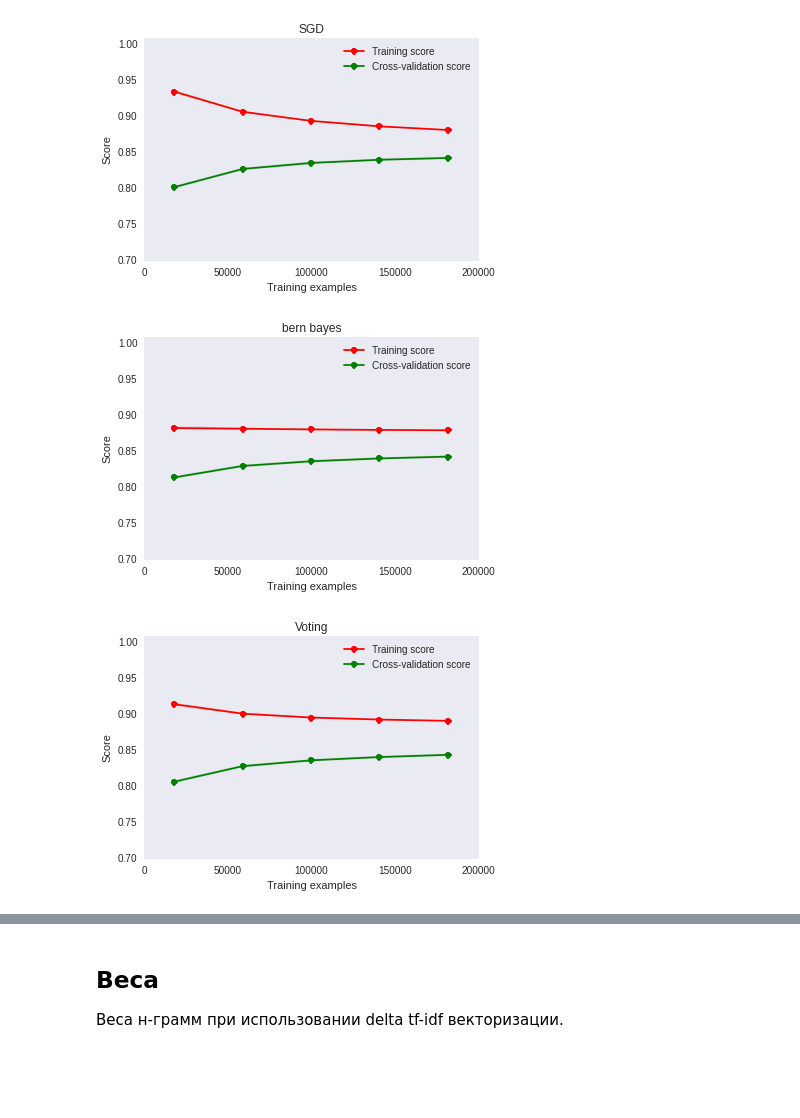
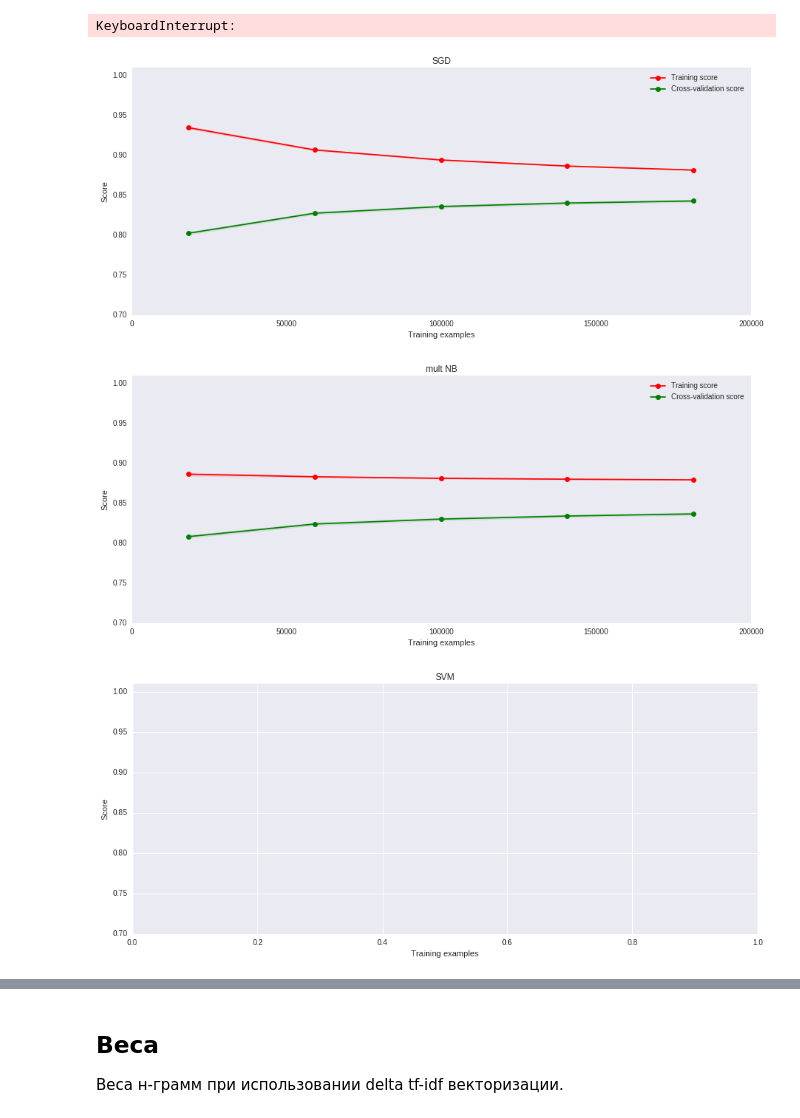
Before and after one commit to Vlad0922/twitter_sentiment, a Jupyter notebook: Prototypes and tests.ipynb, the cells around one changed output, grey strips where cells are left out. Cells and saved outputs as stored; diff of their text form; code cells hidden in the pictures; blank space fills up the shorter version.

```diff
--- a/Prototypes and tests.ipynb
+++ b/Prototypes and tests.ipynb
@@ -46,16 +55,30 @@ custom_stops += russian_stops
 stops = set(stopwords.words('russian') + list(string.punctuation) + custom_stops + list(string.digits))
 # %%
 #убираем шаблоны: веб-ссылки, ссылка на автора при ответе.
-def remove_retweet(msg):
-    return ' '.join(filter(lambda x:x[0]!='@' and not x.startswith('http'), msg.split()))
+def is_number(s):
+    try:
+        float(s)
+        return True
+    except ValueError:
+        return False
+
+#для тематического моделирования может понадобится возвращать твит не как строку, но как массив слов
+def remove_retweet(msg, as_array = False):
+    if as_array:
+        return filter(lambda x:x[0]!='@' and not x.startswith('http') and not is_number(x), msg.split())
+    else:
+        return ' '.join(filter(lambda x:x[0]!='@' and not x.startswith('http') and not is_number(x), msg.split()))
 
 #нормализация слова
 morph = pymorphy2.MorphAnalyzer()
 def normal_form(word):
     return morph.parse(word)[0].normal_form
 
+def convert_to_normal(doc):
+    return ' '.join([normal_form(w.lower()) for w in doc.split()])
+
 def remove_stop_words(words):
-    return [w for w in words if w not in stops]
+    return [w.lower() for w in words if w.lower() not in stops and not w.startswith('#')]
 
 tknzr = TweetTokenizer()
 def tweet_tokenize(msg):
@@ -162,3 +185,17 @@ class DeltaTfidfVectorizer(BaseEstimator, TransformerMixin):
             return sorted(zip(self.vectorizer.vocabulary_, self.trans.idf_), key = lambda x: x[1])
         else:
             return zip(self.vectorizer.vocabulary_, self.trans.idf_)
+# %%
+class CSCTransformer(TransformerMixin):
+    def transform(self, X, y=None, **fit_params):
+        return X.tocsc()
+
+    def fit_transform(self, X, y=None, **fit_params):
+        self.fit(X, y, **fit_params)
+        return self.transform(X)
+
+    def fit(self, X, y=None, **fit_params):
+        return self
+
+    def get_params(self, deep=True):
+        return {}
@@ -283,16 +336,13 @@ def learning_curves(models):
 # %%
 models_to_test = [
     ('SGD', SGDClassifier(n_iter=50, loss='modified_huber')),
-    ('bern bayes', naive_bayes.BernoulliNB()),
-    ('Voting', VotingClassifier(estimators= [('mult NB', naive_bayes.MultinomialNB()),
-                          ('SVM', svm.LinearSVC()),
-                          ('SGD', SGDClassifier(n_iter=50, loss='modified_huber')),
-                          ('bern bayes', naive_bayes.BernoulliNB())
-                         ]))
+    ('mult NB', naive_bayes.MultinomialNB()),
+    ('SVM', svm.LinearSVC())
     ]
 
-learning_curves(models_to_test)
+learning_curves(models_to_test, X)
 # %% [output]
+KeyboardInterrupt:
-[figure, old version]
+[figure, new version]
-[figure, old version]
+[figure, new version]
-[figure, old version]
+[figure, new version]
```
Also changed, not shown: parts of 54 cells of this notebook, 11 other files.
